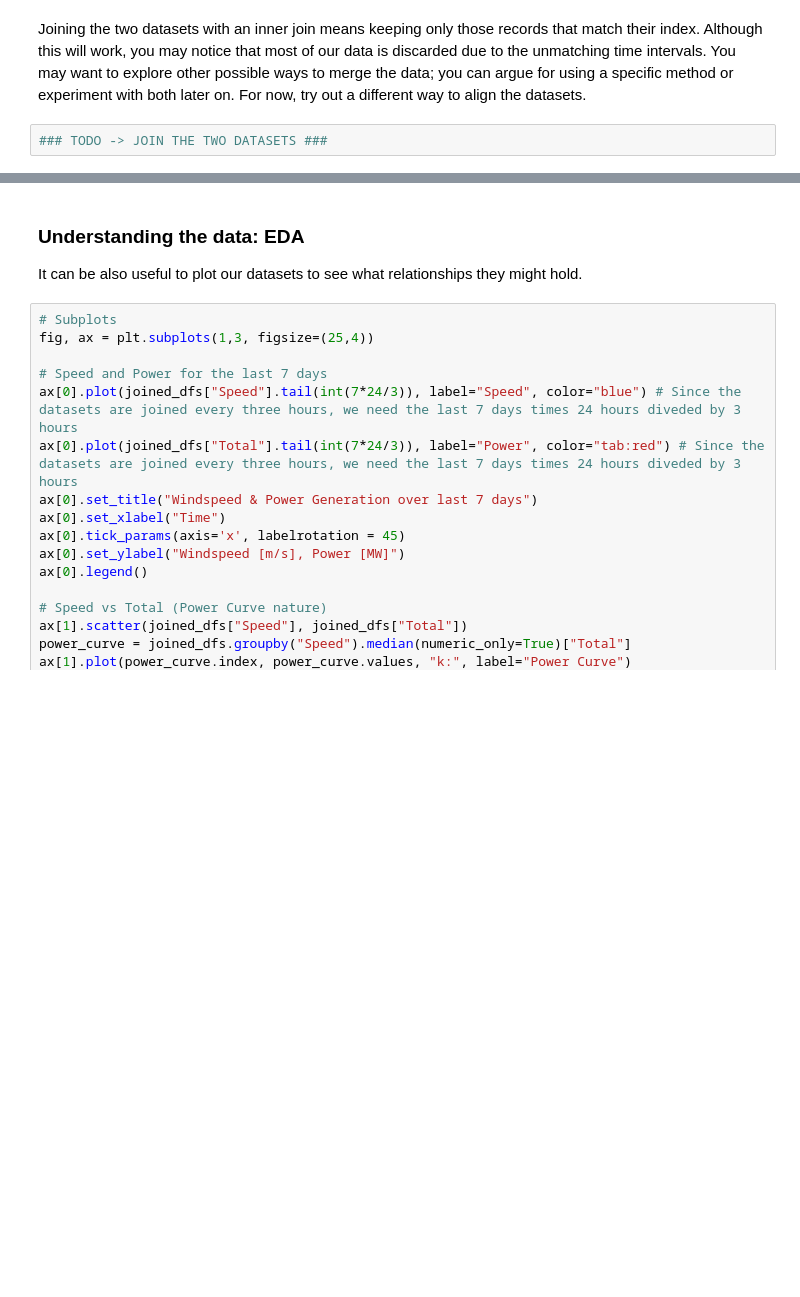
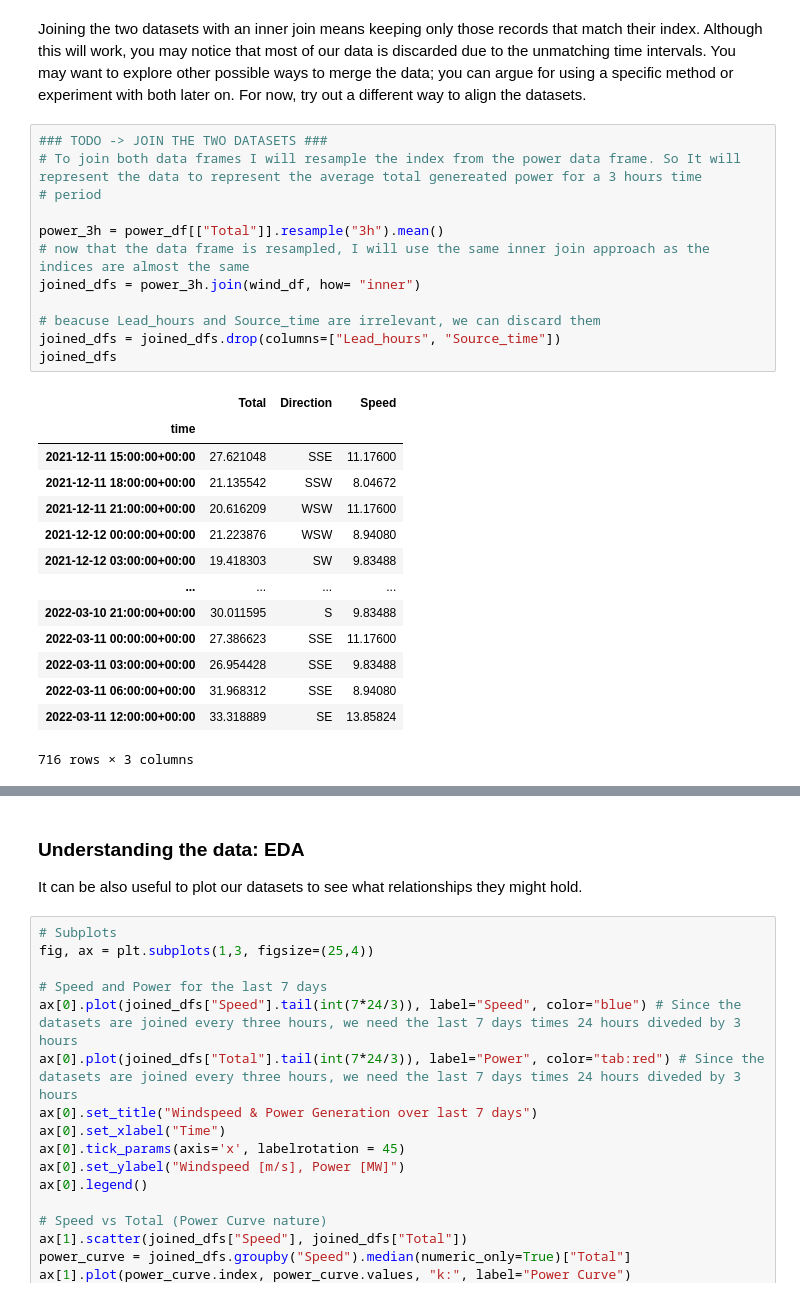
Before and after one commit to fernandoitu/Assignment1_bigdata_management, a Jupyter notebook: exploration.ipynb, the cells around one changed output, grey strips where cells are left out. Drawn from its saved outputs; the diff is of its cells as text; blank space fills up the shorter version.

Commit message:
inital approach

```diff
--- a/exploration.ipynb
+++ b/exploration.ipynb
@@ -121,3 +185,28 @@ joined_dfs = power_df.join(wind_df, how="inner")
 Joining the two datasets with an inner join means keeping only those records that match their index. Although this will work, you may notice that most of our data is discarded due to the unmatching time intervals. You may want to explore other possible ways to merge the data; you can argue for using a specific method or experiment with both later on. For now, try out a different way to align the datasets.
 # %%
 ### TODO -> JOIN THE TWO DATASETS ###
+# To join both data frames I will resample the index from the power data frame. So It will represent the data to represent the average total genereated power for a 3 hours time
+# period
+
+power_3h = power_df[["Total"]].resample("3h").mean()
+# now that the data frame is resampled, I will use the same inner join approach as the indices are almost the same
+joined_dfs = power_3h.join(wind_df, how= "inner")
+
+# beacuse Lead_hours and Source_time are irrelevant, we can discard them
+joined_dfs = joined_dfs.drop(columns=["Lead_hours",	"Source_time"])
+joined_dfs
+# %% [output]
+|  | Total | Direction | Speed |
+| time |  |  |  |
+| 2021-12-11 15:00:00+00:00 | 27.621048 | SSE | 11.17600 |
+| 2021-12-11 18:00:00+00:00 | 21.135542 | SSW | 8.04672 |
+| 2021-12-11 21:00:00+00:00 | 20.616209 | WSW | 11.17600 |
+| 2021-12-12 00:00:00+00:00 | 21.223876 | WSW | 8.94080 |
+| 2021-12-12 03:00:00+00:00 | 19.418303 | SW | 9.83488 |
+| ... | ... | ... | ... |
+| 2022-03-10 21:00:00+00:00 | 30.011595 | S | 9.83488 |
+| 2022-03-11 00:00:00+00:00 | 27.386623 | SSE | 11.17600 |
+| 2022-03-11 03:00:00+00:00 | 26.954428 | SSE | 9.83488 |
+| 2022-03-11 06:00:00+00:00 | 31.968312 | SSE | 8.94080 |
+| 2022-03-11 12:00:00+00:00 | 33.318889 | SE | 13.85824 |
+716 rows × 3 columns
```
Also changed, not shown: parts of 16 cells of this notebook.
